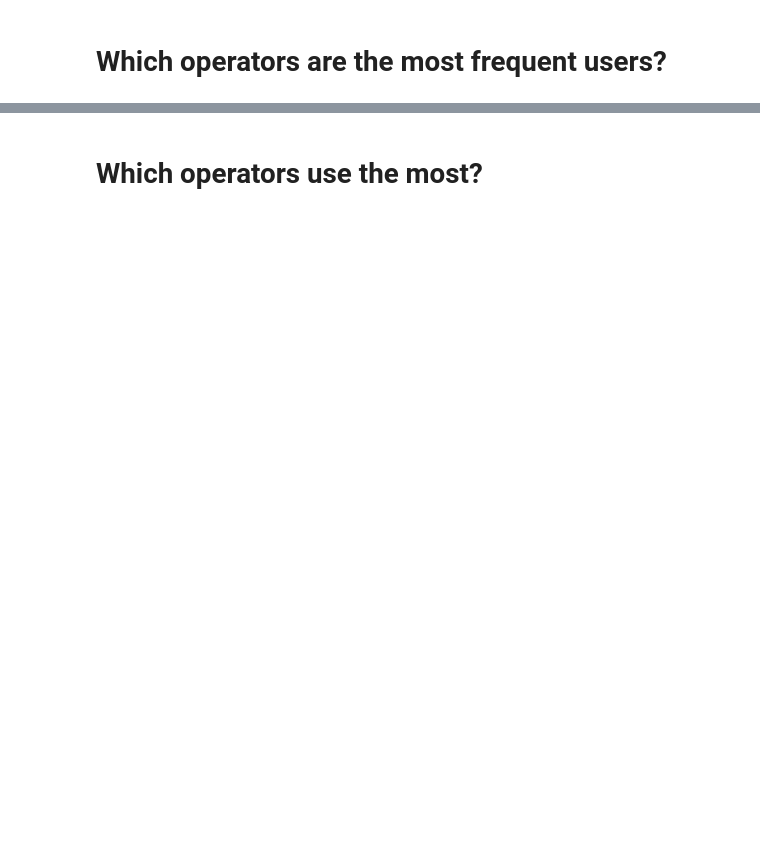
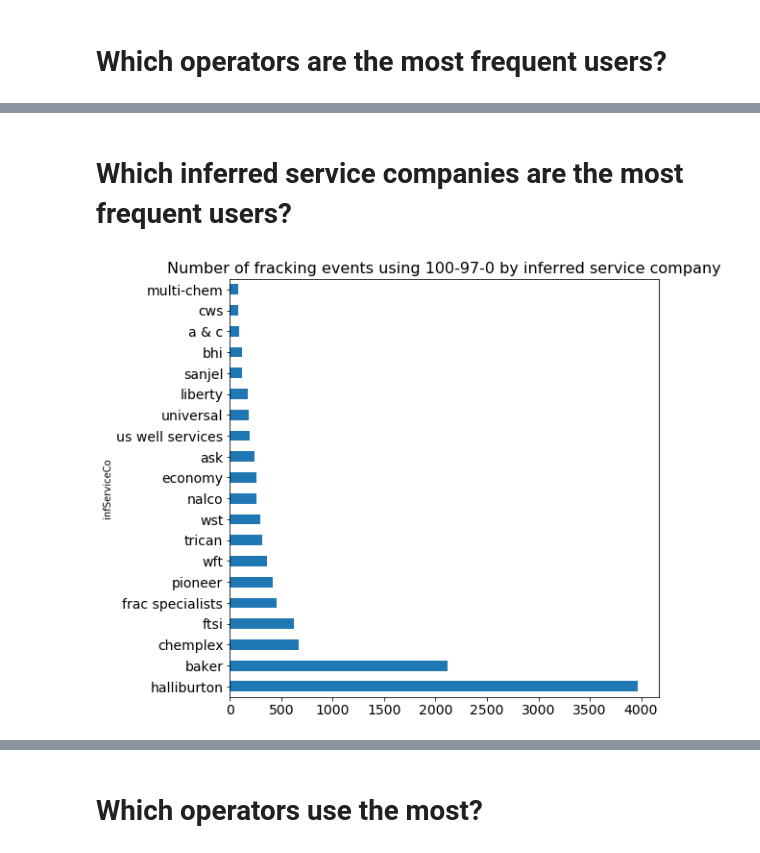
Before and after one commit to gwallison/open-FF, a Jupyter notebook: website_gen/chemical_report.ipynb, the cells around one changed output, grey strips where cells are left out. Cells and saved outputs as stored; diff of their text form; code cells hidden in the pictures; blank space fills up the shorter version.

```diff
--- a/website_gen/chemical_report.ipynb
+++ b/website_gen/chemical_report.ipynb
@@ -181 +184,11 @@ plt.title(f'Number of fracking events using {cas} by operator',fontsize=16);
+# %% [markdown]
+# Which inferred service companies are the most frequent users?
+# %%
+ax = df.groupby('infServiceCo')['UploadKey'].count()\
+     .sort_values(ascending=False)[:20].plot.barh(figsize=(8,8));
+ax.tick_params(axis="y", labelsize=14)
+ax.tick_params(axis="x", labelsize=14)
+plt.title(f'Number of fracking events using {cas} by inferred service company',fontsize=16);
+# %% [output]
+[figure, added]
 # %% [markdown]
```
Also changed, not shown: parts of 21 cells of this notebook, 16 other files.
